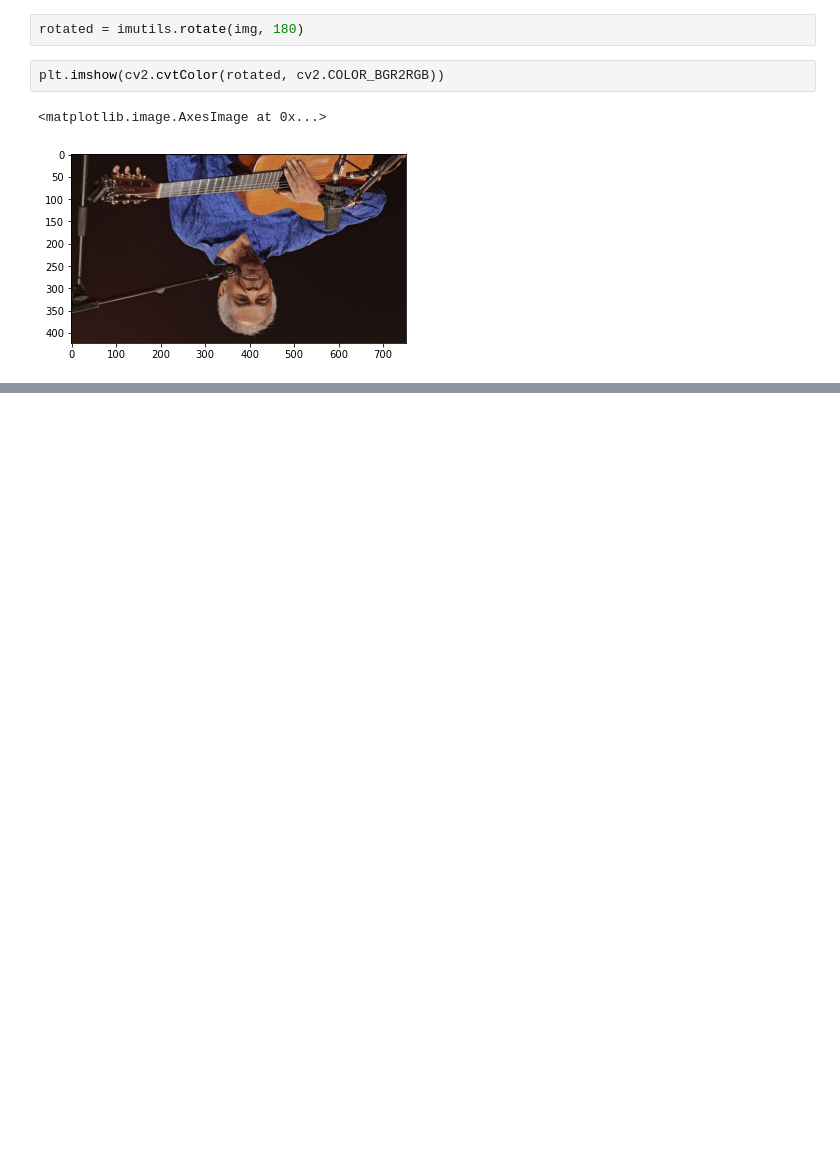
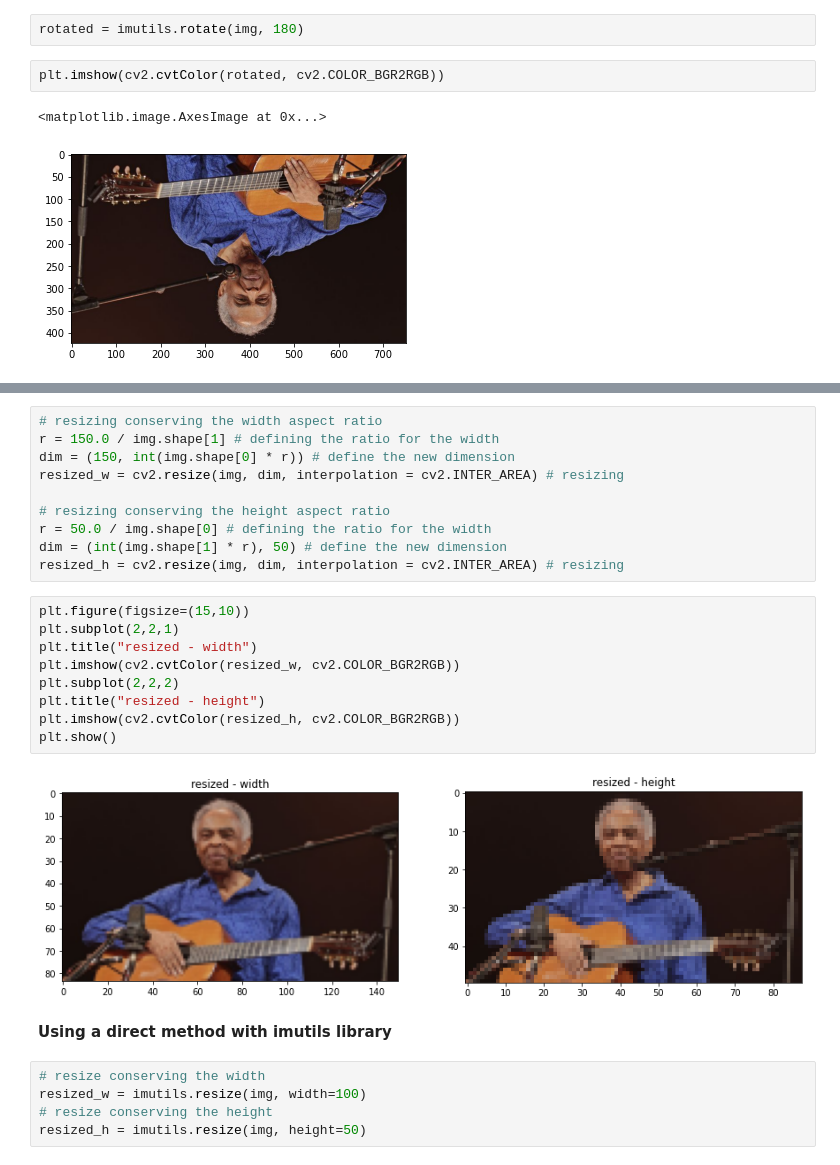
Before and after one commit to IgorMeloS/OpenCV_Training, a Jupyter notebook: OpenCV/1 - Basics OpenCV/image_transformation.ipynb, the cells around one changed output, grey strips where cells are left out. Cells and saved outputs as stored; diff of their text form; blank space fills up the shorter version.

```diff
--- a/OpenCV/1 - Basics OpenCV/image_transformation.ipynb
+++ b/OpenCV/1 - Basics OpenCV/image_transformation.ipynb
@@ -127,0 +136,28 @@ plt.imshow(cv2.cvtColor(rotated, cv2.COLOR_BGR2RGB))
+# %%
+# resizing conserving the width aspect ratio
+r = 150.0 / img.shape[1] # defining the ratio for the width
+dim = (150, int(img.shape[0] * r)) # define the new dimension
+resized_w = cv2.resize(img, dim, interpolation = cv2.INTER_AREA) # resizing
+
+# resizing conserving the height aspect ratio
+r = 50.0 / img.shape[0] # defining the ratio for the width
+dim = (int(img.shape[1] * r), 50) # define the new dimension
+resized_h = cv2.resize(img, dim, interpolation = cv2.INTER_AREA) # resizing
+# %%
+plt.figure(figsize=(15,10))
+plt.subplot(2,2,1)
+plt.title("resized - width")
+plt.imshow(cv2.cvtColor(resized_w, cv2.COLOR_BGR2RGB))
+plt.subplot(2,2,2)
+plt.title("resized - height")
+plt.imshow(cv2.cvtColor(resized_h, cv2.COLOR_BGR2RGB))
+plt.show()
+# %% [output]
+[figure, added]
+# %% [markdown]
+**Using a direct method with imutils library**
+# %%
+# resize conserving the width
+resized_w = imutils.resize(img, width=100)
+# resize conserving the height
+resized_h = imutils.resize(img, height=50)
```
Also changed, not shown: parts of 23 cells of this notebook.
